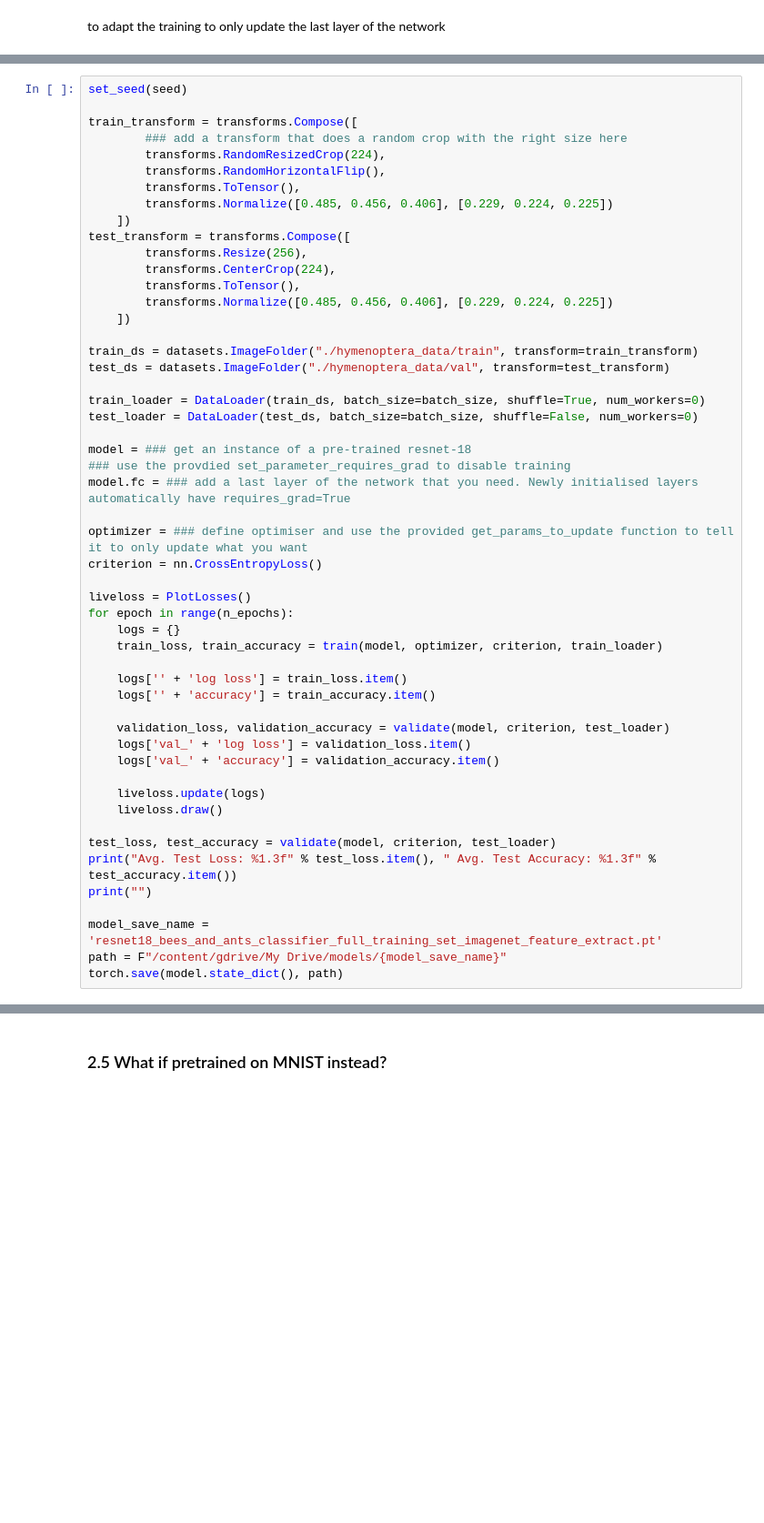
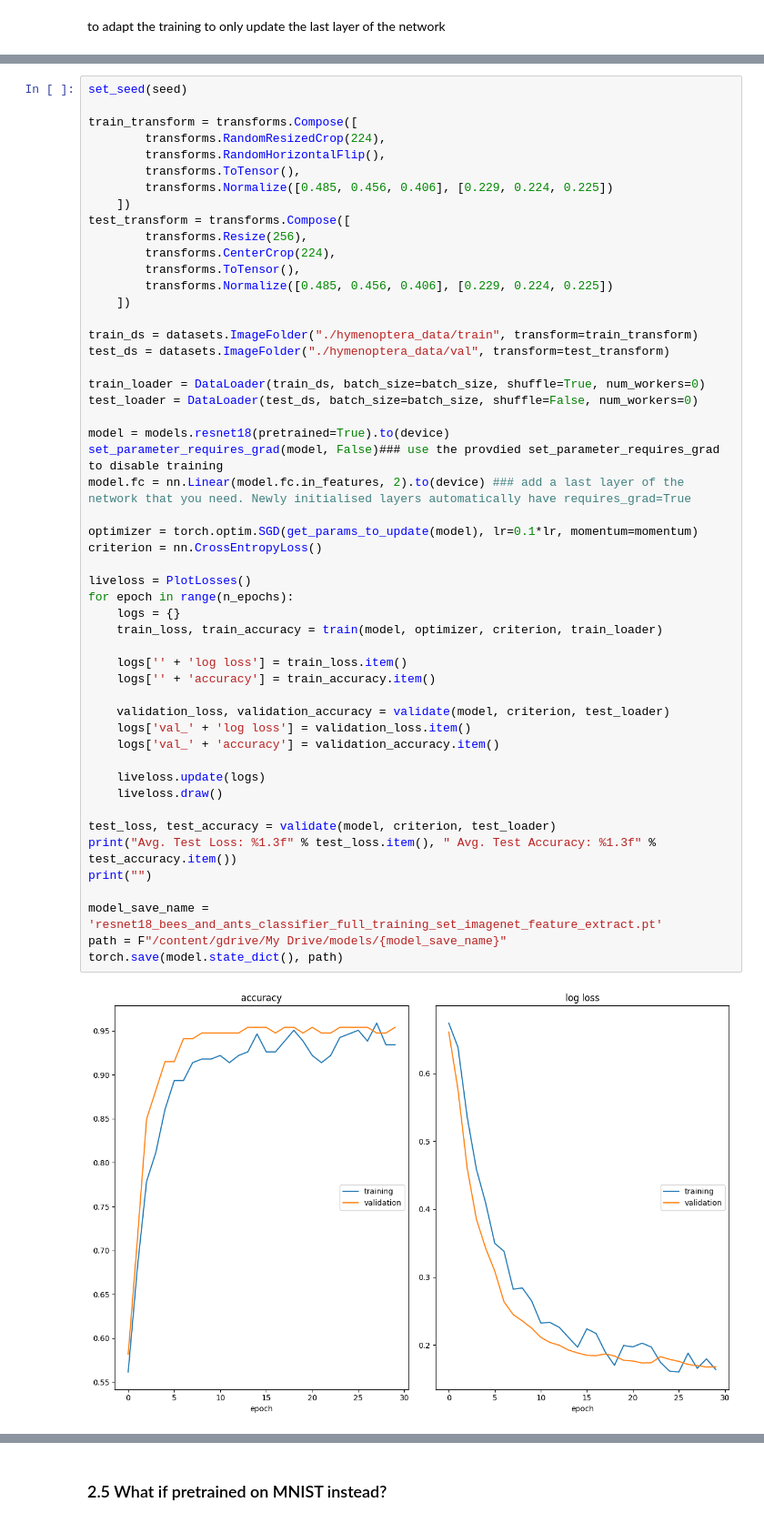
Before and after one commit to acse-jp2923/deep-learning, a Jupyter notebook: Day05-CNNs_part2/Day05-CNNs_part2_afternoon_exercises.ipynb, the cells around one changed output, grey strips where cells are left out. Shown at 91% size. Saved outputs shown, nothing was run; the diff lists cells and outputs as text; blank space fills up the shorter version.

```diff
--- a/Day05-CNNs_part2/Day05-CNNs_part2_afternoon_exercises.ipynb
+++ b/Day05-CNNs_part2/Day05-CNNs_part2_afternoon_exercises.ipynb
@@ -686,7 +695,6 @@ to adapt the training to only update the last layer of the network
 set_seed(seed)
 
 train_transform = transforms.Compose([
-        ### add a transform that does a random crop with the right size here
         transforms.RandomResizedCrop(224),
         transforms.RandomHorizontalFlip(),
         transforms.ToTensor(),
@@ -703,34 +711,36 @@ train_ds = datasets.ImageFolder("./hymenoptera_data/train", transform=train_tran
 test_ds = datasets.ImageFolder("./hymenoptera_data/val", transform=test_transform)
 
 train_loader = DataLoader(train_ds, batch_size=batch_size, shuffle=True, num_workers=0)
 test_loader = DataLoader(test_ds, batch_size=batch_size, shuffle=False, num_workers=0)
 
-model = ### get an instance of a pre-trained resnet-18
-### use the provdied set_parameter_requires_grad to disable training
-model.fc = ### add a last layer of the network that you need. Newly initialised layers automatically have requires_grad=True
+model = models.resnet18(pretrained=True).to(device)
+set_parameter_requires_grad(model, False)### use the provdied set_parameter_requires_grad to disable training
+model.fc = nn.Linear(model.fc.in_features, 2).to(device) ### add a last layer of the network that you need. Newly initialised layers automatically have requires_grad=True
 
-optimizer = ### define optimiser and use the provided get_params_to_update function to tell it to only update what you want
+optimizer = torch.optim.SGD(get_params_to_update(model), lr=0.1*lr, momentum=momentum)
 criterion = nn.CrossEntropyLoss()
 
 liveloss = PlotLosses()
 for epoch in range(n_epochs):
     logs = {}
     train_loss, train_accuracy = train(model, optimizer, criterion, train_loader)
 
     logs['' + 'log loss'] = train_loss.item()
     logs['' + 'accuracy'] = train_accuracy.item()
 
     validation_loss, validation_accuracy = validate(model, criterion, test_loader)
     logs['val_' + 'log loss'] = validation_loss.item()
     logs['val_' + 'accuracy'] = validation_accuracy.item()
 
     liveloss.update(logs)
     liveloss.draw()
 
 test_loss, test_accuracy = validate(model, criterion, test_loader)
 print("Avg. Test Loss: %1.3f" % test_loss.item(), " Avg. Test Accuracy: %1.3f" % test_accuracy.item())
 print("")
 
 model_save_name = 'resnet18_bees_and_ants_classifier_full_training_set_imagenet_feature_extract.pt'
 path = F"/content/gdrive/My Drive/models/{model_save_name}"
 torch.save(model.state_dict(), path)
+# %% [output]
+[figure, added]
```
Also changed, not shown: parts of 14 cells of this notebook, 9 other files.
